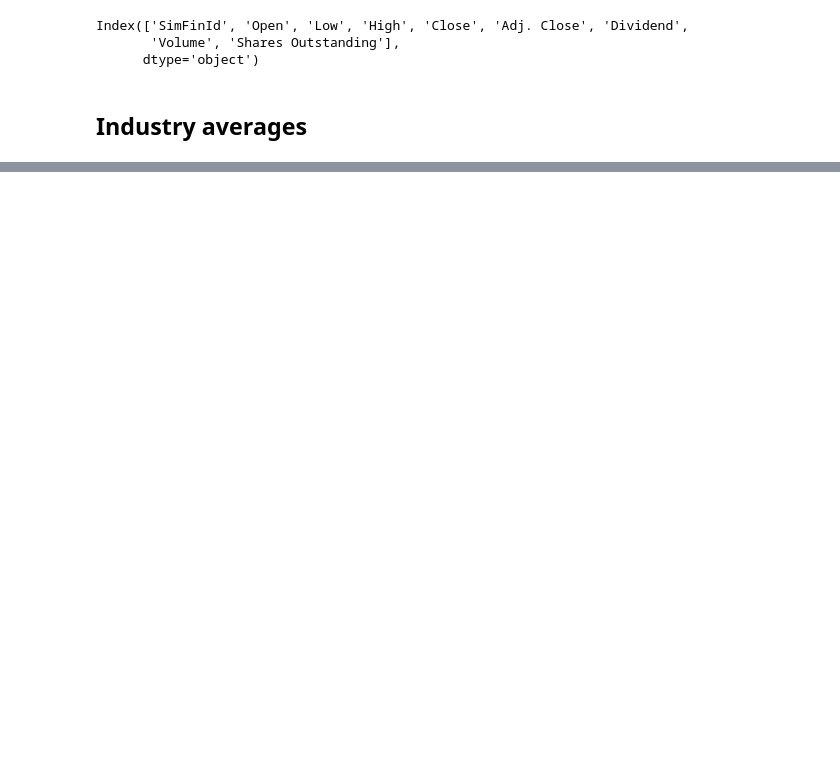
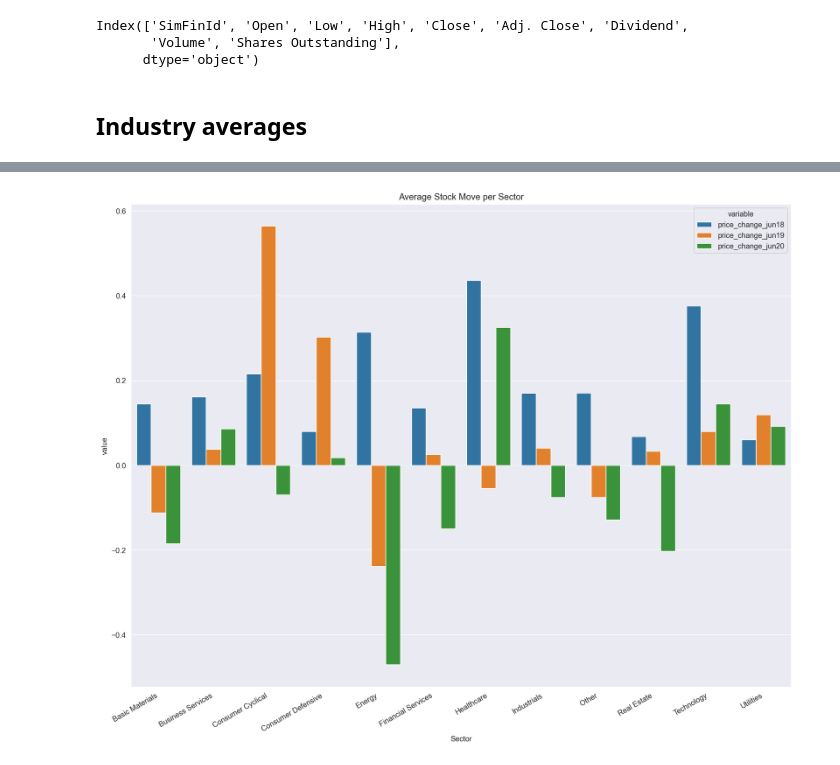
Before and after one commit to LukeBetham/finance, a Jupyter notebook: comparing_industries.ipynb, the cells around one changed output, grey strips where cells are left out. Saved outputs shown, nothing was run; the diff lists cells and outputs as text; code cells hidden in the pictures; blank space fills up the shorter version.

```diff
--- a/comparing_industries.ipynb
+++ b/comparing_industries.ipynb
@@ -126,0 +174,5 @@ pd.merge(df_name.reset_index(),df_industry,'left',)
+# %%
+resample_annual = df_p.loc['A'].resample('A-JUN').last()
+resample_pct = resample_annual['Close'].pct_change()
+market_cap = resample_annual['Close']*resample_annual['Shares Outstanding']
+market_cap.diff()
@@ -126,0 +231,7 @@ pd.merge(df_name.reset_index(),df_industry,'left',)
+# %%
+df_all['price_change_jun18']= stock_price_change_list_2018
+df_all['price_change_jun19']= stock_price_change_list_2019
+df_all['price_change_jun20']= stock_price_change_list_2020
+df_all['market_cap_jun20'] = np.array(market_cap_list)/1000000000
+df_all['market_cap_jun20_change'] = np.array(market_cap_change_2020_list)/1000000000
+df_all.head()
@@ -126,0 +246,12 @@ pd.merge(df_name.reset_index(),df_industry,'left',)
+# %%
+sector_change = df_all.groupby('Sector').mean()[['price_change_jun18','price_change_jun19','price_change_jun20']]
+# %%
+sector_change_graph = sector_change.reset_index().melt(id_vars=['Sector'])
+# %%
+plt.figure(figsize=(16,12))
+sns.barplot(data=sector_change_graph,x='Sector',y='value',hue = 'variable')
+plt.xticks(rotation=30,ha='right')
+plt.title("Average Stock Move per Sector")
+plt.show()
+# %% [output]
+[figure, added]
```
Also changed, not shown: parts of 17 cells of this notebook, 1 other file.
